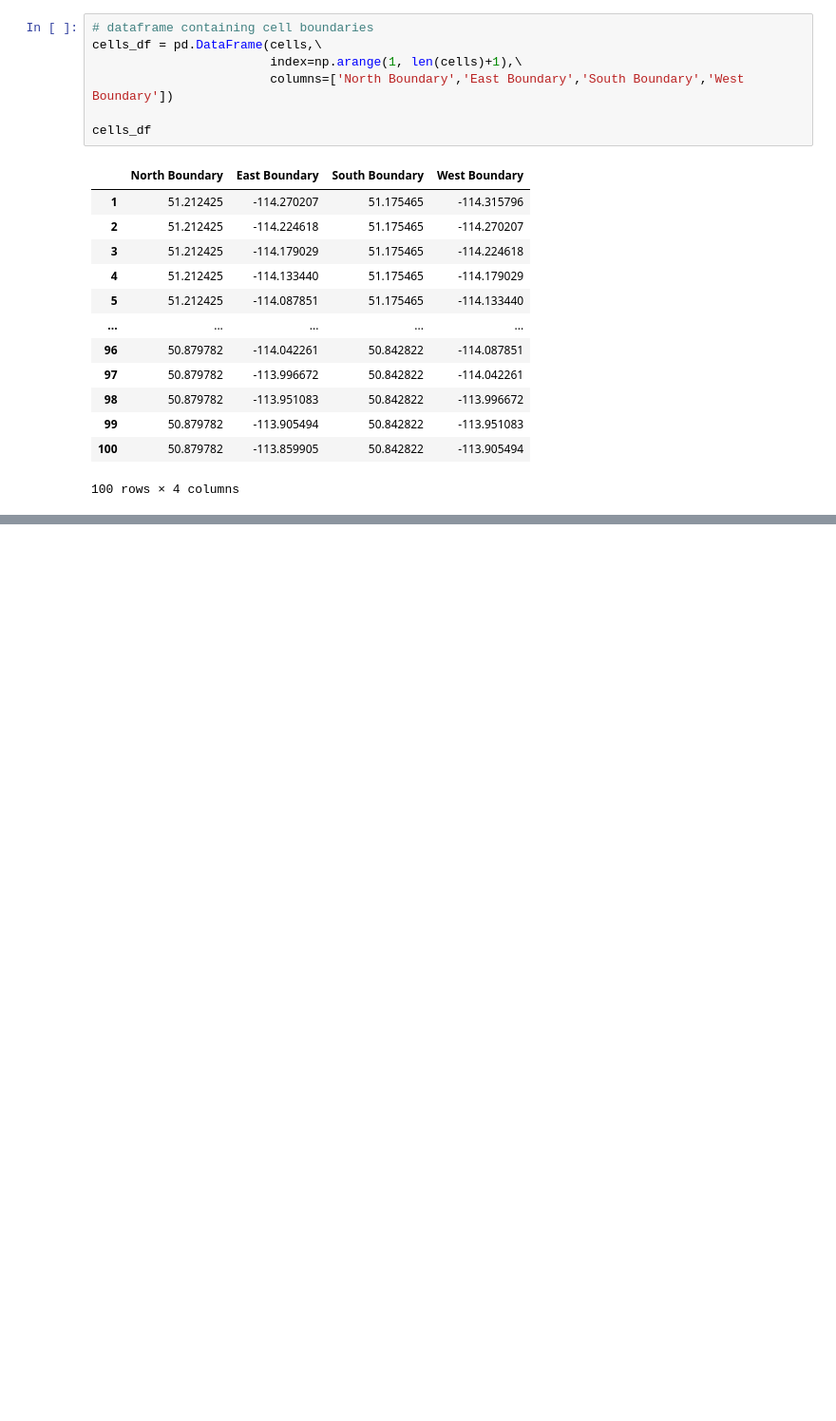
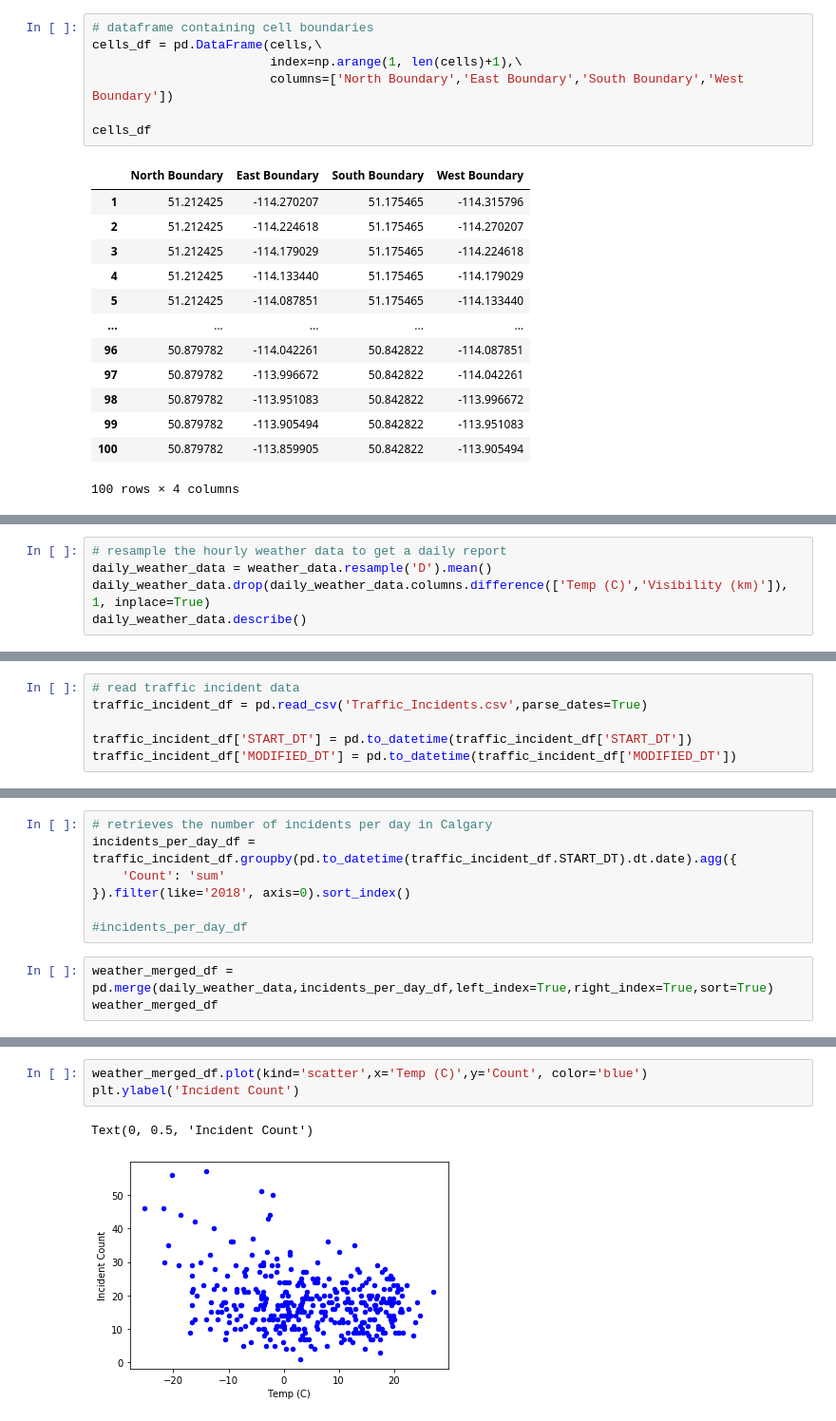
Before and after one commit to KChow095/Calgary-Traffic-Analysis, a Jupyter notebook: Calgary_Traffic_Analysis.ipynb, the cells around one changed output, grey strips where cells are left out. Shown at 95% size. Saved outputs shown, nothing was run; the diff lists cells and outputs as text; blank space fills up the shorter version.

Commit message:
Added weather feature analysis

```diff
--- a/Calgary_Traffic_Analysis.ipynb
+++ b/Calgary_Traffic_Analysis.ipynb
@@ -92,0 +158,5 @@ cells_df
+# %%
+# resample the hourly weather data to get a daily report
+daily_weather_data = weather_data.resample('D').mean()
+daily_weather_data.drop(daily_weather_data.columns.difference(['Temp (C)','Visibility (km)']), 1, inplace=True)
+daily_weather_data.describe()
@@ -92,0 +190,6 @@ cells_df
+# %%
+# read traffic incident data
+traffic_incident_df = pd.read_csv('Traffic_Incidents.csv',parse_dates=True)
+
+traffic_incident_df['START_DT'] = pd.to_datetime(traffic_incident_df['START_DT'])
+traffic_incident_df['MODIFIED_DT'] = pd.to_datetime(traffic_incident_df['MODIFIED_DT'])
@@ -92,0 +198,10 @@ cells_df
+# %%
+# retrieves the number of incidents per day in Calgary
+incidents_per_day_df = traffic_incident_df.groupby(pd.to_datetime(traffic_incident_df.START_DT).dt.date).agg({
+    'Count': 'sum'
+}).filter(like='2018', axis=0).sort_index()
+
+#incidents_per_day_df
+# %%
+weather_merged_df = pd.merge(daily_weather_data,incidents_per_day_df,left_index=True,right_index=True,sort=True)
+weather_merged_df
@@ -92,0 +235,6 @@ cells_df
+# %%
+weather_merged_df.plot(kind='scatter',x='Temp (C)',y='Count', color='blue')
+plt.ylabel('Incident Count')
+# %% [output]
+Text(0, 0.5, 'Incident Count')
+[figure, added]
```
Also changed, not shown: parts of 24 cells of this notebook, 1 other file.
